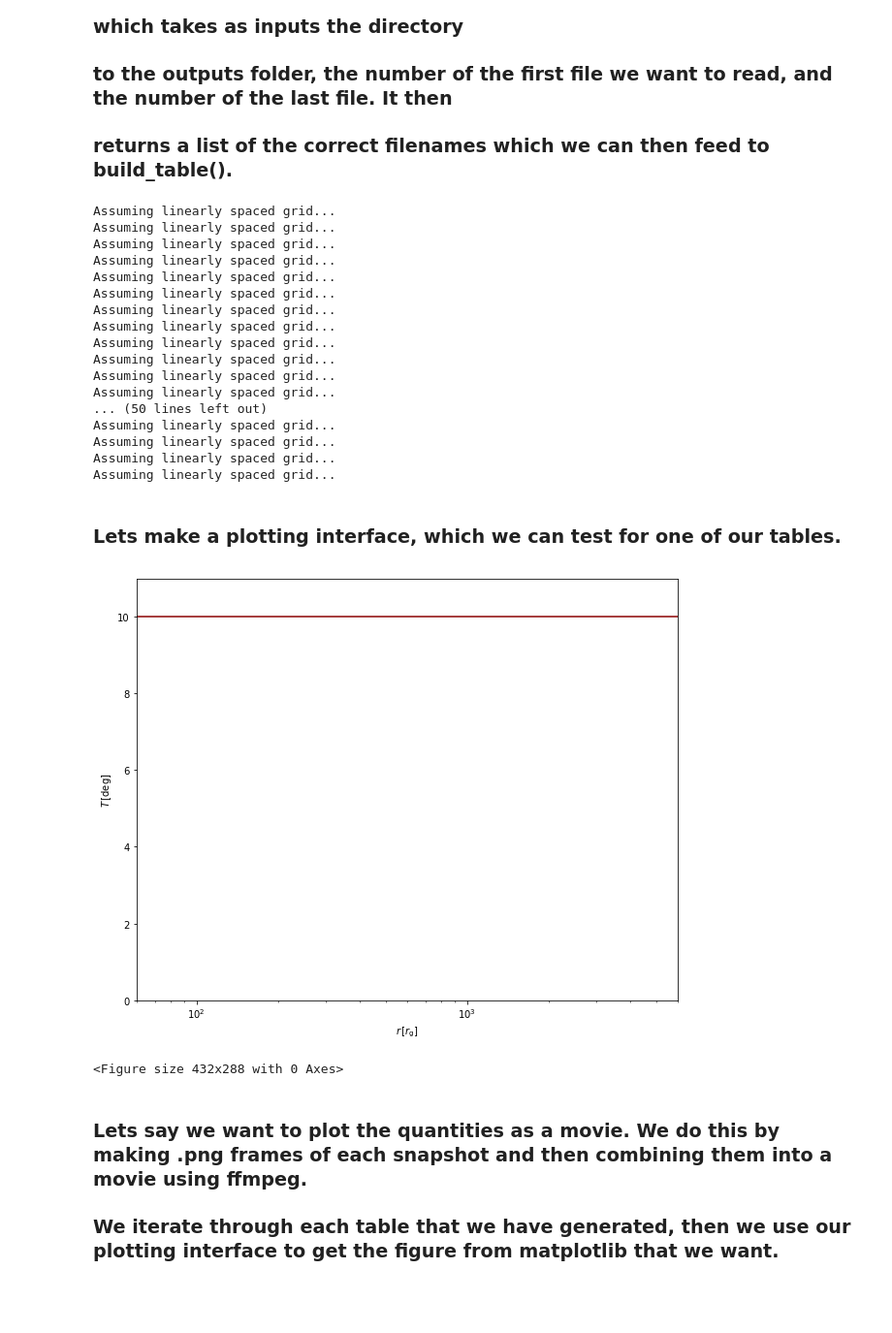
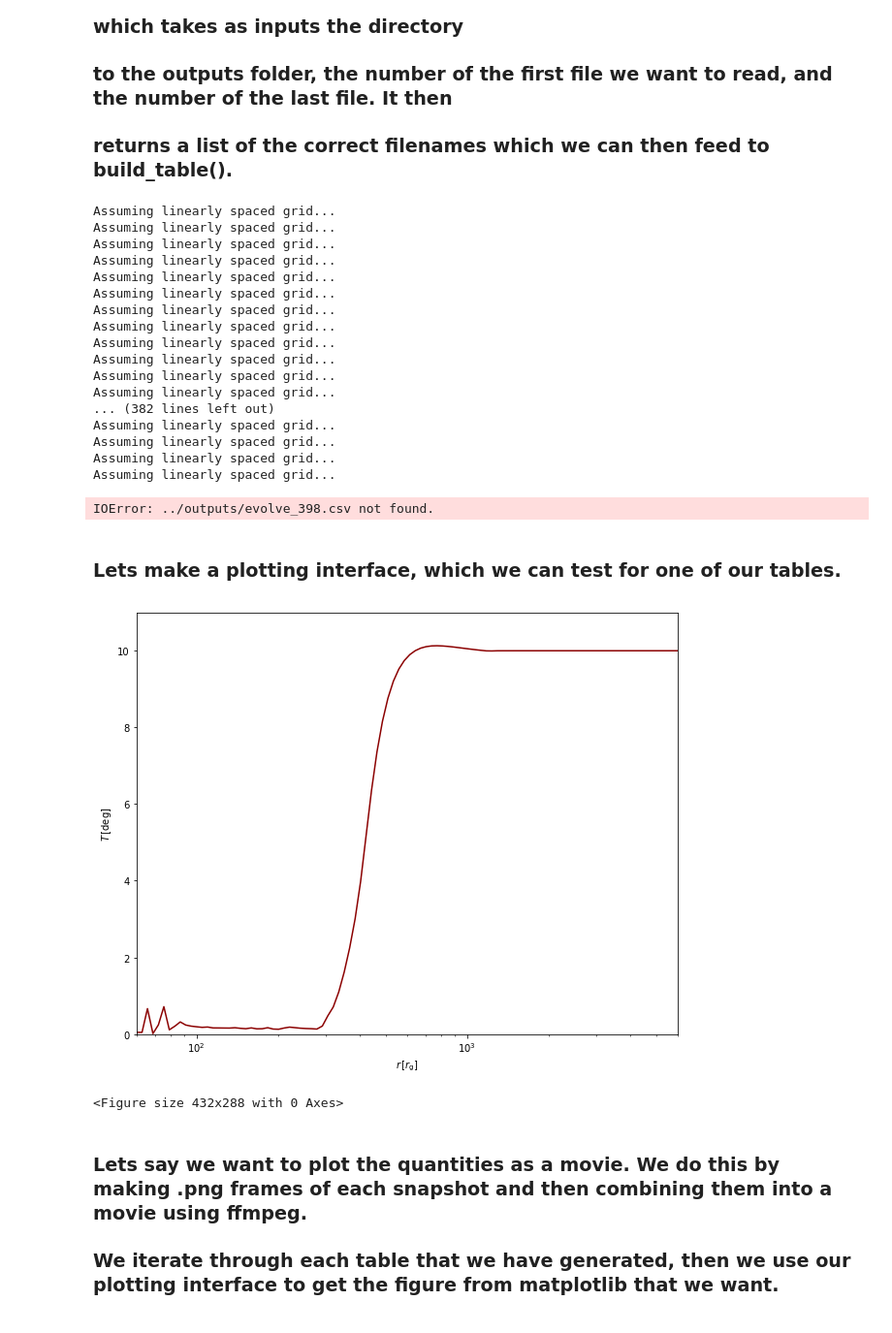
Before and after one commit to nomahen/twisted_disk_1d, a Jupyter notebook: notebooks/plot_outputs.ipynb, the cells around one changed output. Shown at 97% size. Saved outputs shown, nothing was run; the diff lists cells and outputs as text; code cells hidden in the pictures.

```diff
--- a/notebooks/plot_outputs.ipynb
+++ b/notebooks/plot_outputs.ipynb
@@ -12,7 +12,7 @@ from read_data import *
 ### returns a list of the correct filenames which we can then feed to build_table().
 # %%
 ### Get list of files we want to build tables from
-fns = get_fn_list("../outputs/",0,65)
+fns = get_fn_list("../outputs/",0,400)
 
 ### Build a list of tables for each file
 tables = []
@@ -31,30 +31,31 @@ Assuming linearly spaced grid...
 Assuming linearly spaced grid...
 Assuming linearly spaced grid...
 Assuming linearly spaced grid...
-... (50 lines left out)
+... (382 lines left out)
 Assuming linearly spaced grid...
 Assuming linearly spaced grid...
 Assuming linearly spaced grid...
 Assuming linearly spaced grid...
+IOError: ../outputs/evolve_398.csv not found.
 # %% [markdown]
 ### Lets make a plotting interface, which we can test for one of our tables.
 # %%
 def plot_interface(table):
     ## Modify the body of this function for the plot you want
     fig = plt.figure(figsize=(10,8))
     plt.plot(table["r"],table["tilt"],color="darkred")
     plt.xlabel(r"$r\,[r_{\rm g}]$")
     plt.ylabel(r"$T\,[{\rm deg}]$")
     plt.xlim(table["r"][0],table["r"][-1])
     plt.ylim(0,11)
     plt.xscale('log')
     return fig
 
-fig = plot_interface(tables[0])
+fig = plot_interface(tables[-1])
 plt.show()
 plt.clf()
 # %% [output]
-[figure, old version]
+[figure, new version]
 <Figure size 432x288 with 0 Axes>
 # %% [markdown]
 ### Lets say we want to plot the quantities as a movie. We do this by making .png frames of each snapshot and then combining them into a movie using ffmpeg.
```
Also changed, not shown: parts of 1 cell of this notebook, 3 other files.
